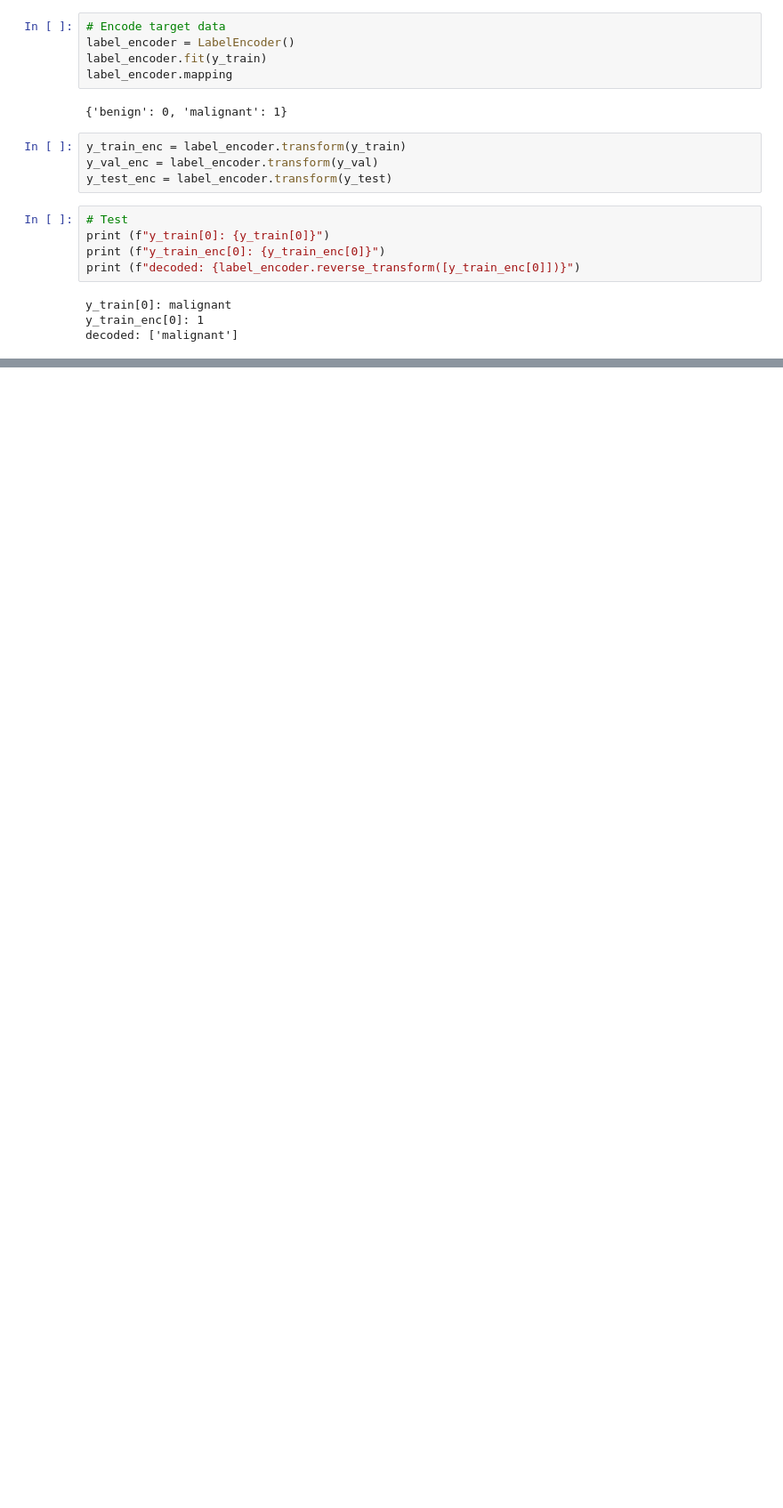
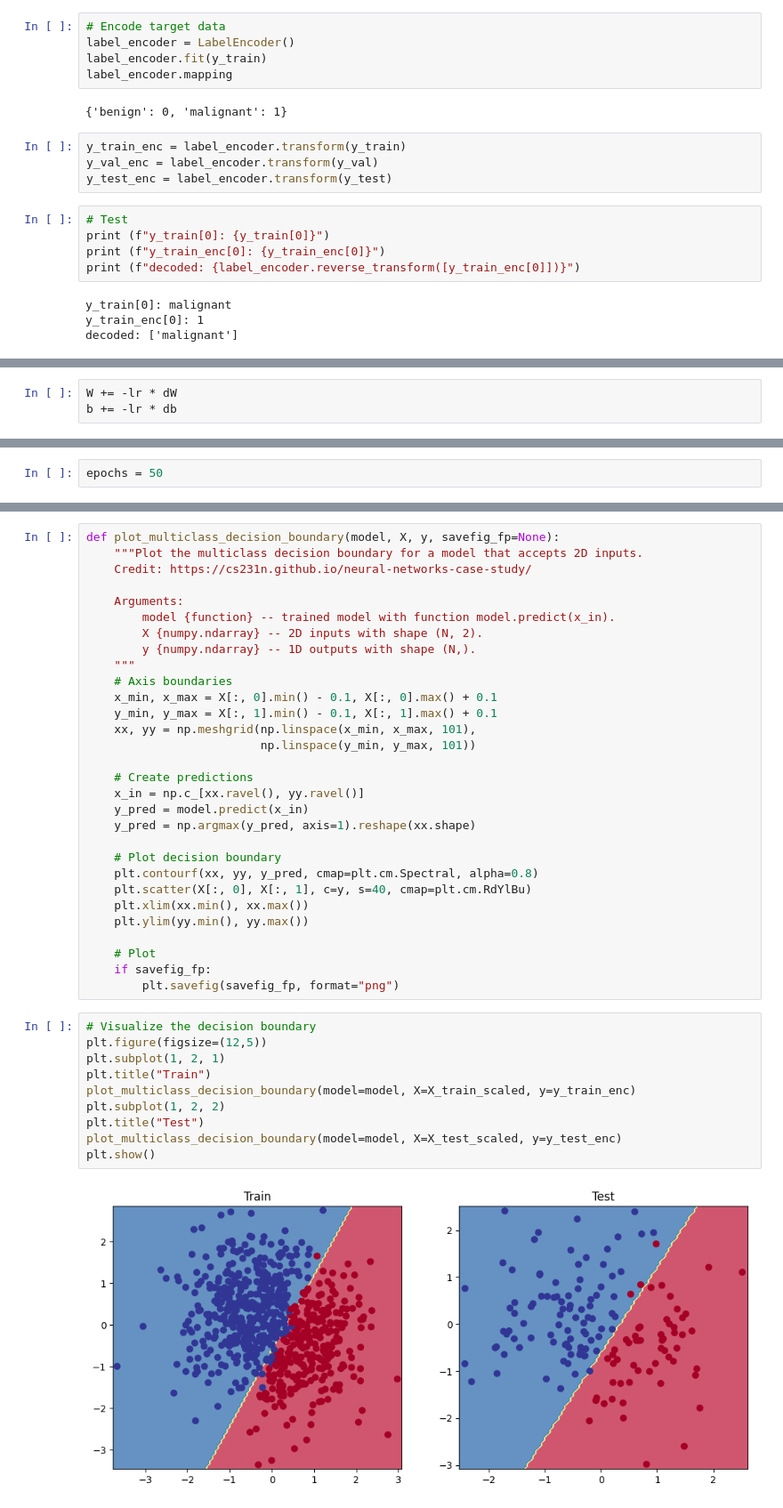
Before and after one commit to Ibraheem101/mlops, a Jupyter notebook: Logistic_regression.ipynb, the cells around one changed output, grey strips where cells are left out. Shown at 89% size. Cells and saved outputs as stored; diff of their text form; blank space fills up the shorter version.

```diff
--- a/Logistic_regression.ipynb
+++ b/Logistic_regression.ipynb
@@ -175,0 +312,3 @@ decoded: ['malignant']
+# %%
+W += -lr * dW
+b += -lr * db
@@ -175,0 +317,2 @@ decoded: ['malignant']
+# %%
+epochs = 50
@@ -175,0 +360,42 @@ decoded: ['malignant']
+# %%
+def plot_multiclass_decision_boundary(model, X, y, savefig_fp=None):
+    """Plot the multiclass decision boundary for a model that accepts 2D inputs.
+    Credit: https://cs231n.github.io/neural-networks-case-study/
+
+    Arguments:
+        model {function} -- trained model with function model.predict(x_in).
+        X {numpy.ndarray} -- 2D inputs with shape (N, 2).
+        y {numpy.ndarray} -- 1D outputs with shape (N,).
+    """
+    # Axis boundaries
+    x_min, x_max = X[:, 0].min() - 0.1, X[:, 0].max() + 0.1
+    y_min, y_max = X[:, 1].min() - 0.1, X[:, 1].max() + 0.1
+    xx, yy = np.meshgrid(np.linspace(x_min, x_max, 101),
+                         np.linspace(y_min, y_max, 101))
+
+    # Create predictions
+    x_in = np.c_[xx.ravel(), yy.ravel()]
+    y_pred = model.predict(x_in)
+    y_pred = np.argmax(y_pred, axis=1).reshape(xx.shape)
+
+    # Plot decision boundary
+    plt.contourf(xx, yy, y_pred, cmap=plt.cm.Spectral, alpha=0.8)
+    plt.scatter(X[:, 0], X[:, 1], c=y, s=40, cmap=plt.cm.RdYlBu)
+    plt.xlim(xx.min(), xx.max())
+    plt.ylim(yy.min(), yy.max())
+
+    # Plot
+    if savefig_fp:
+        plt.savefig(savefig_fp, format="png")
+# %%
+# Visualize the decision boundary
+plt.figure(figsize=(12,5))
+plt.subplot(1, 2, 1)
+plt.title("Train")
+plot_multiclass_decision_boundary(model=model, X=X_train_scaled, y=y_train_enc)
+plt.subplot(1, 2, 2)
+plt.title("Test")
+plot_multiclass_decision_boundary(model=model, X=X_test_scaled, y=y_test_enc)
+plt.show()
+# %% [output]
+[figure, added]
```
Also changed, not shown: parts of 60 cells of this notebook.
